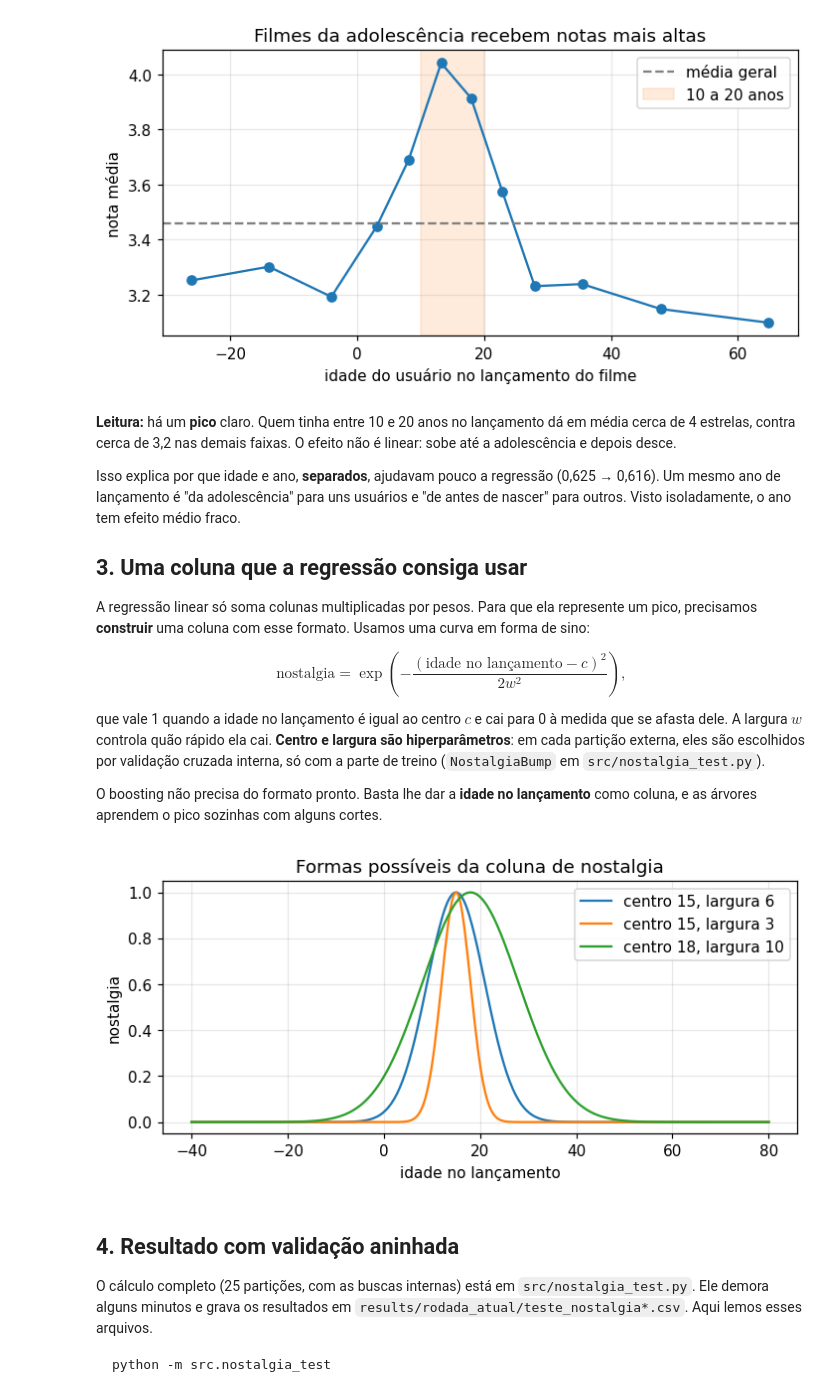
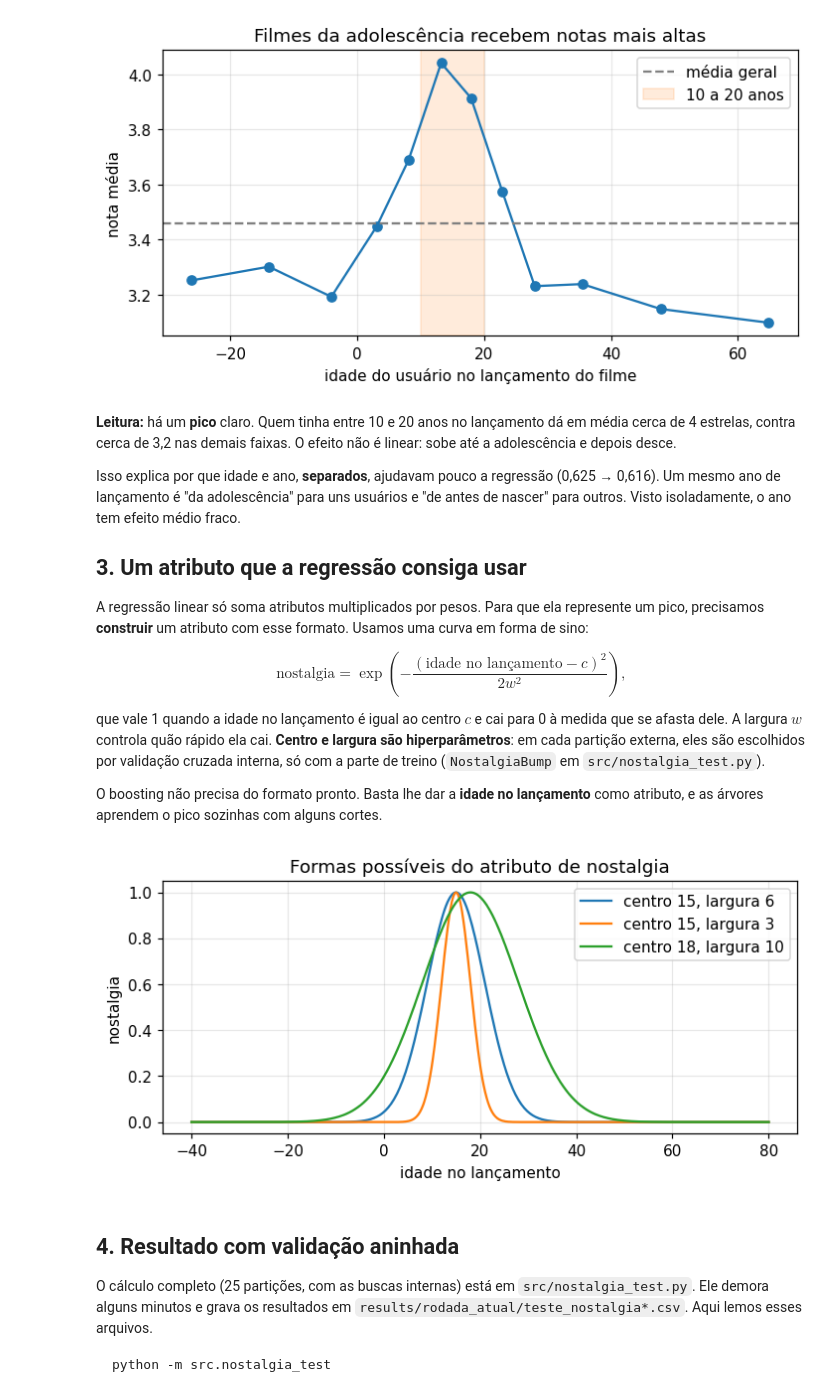
Before and after one commit to Robootic/movie-rating-prediction, a Jupyter notebook: notebooks/12_hipotese_nostalgia.ipynb, the cells around one changed output. Cells and saved outputs as stored; diff of their text form; code cells hidden in the pictures.

```diff
--- a/notebooks/12_hipotese_nostalgia.ipynb
+++ b/notebooks/12_hipotese_nostalgia.ipynb
@@ -132,25 +132,25 @@ plt.show()
 
 Isso explica por que idade e ano, **separados**, ajudavam pouco a regressão (0,625 → 0,616). Um mesmo ano de lançamento é "da adolescência" para uns usuários e "de antes de nascer" para outros. Visto isoladamente, o ano tem efeito médio fraco.
 
-## 3. Uma coluna que a regressão consiga usar
+## 3. Um atributo que a regressão consiga usar
 
-A regressão linear só soma colunas multiplicadas por pesos. Para que ela represente um pico, precisamos **construir** uma coluna com esse formato. Usamos uma curva em forma de sino:
+A regressão linear só soma atributos multiplicados por pesos. Para que ela represente um pico, precisamos **construir** um atributo com esse formato. Usamos uma curva em forma de sino:
 
 $$\text{nostalgia} = \exp\left(-\frac{(\text{idade no lançamento} - c)^2}{2 w^2}\right),$$
 
 que vale 1 quando a idade no lançamento é igual ao centro $c$ e cai para 0 à medida que se afasta dele. A largura $w$ controla quão rápido ela cai. **Centro e largura são hiperparâmetros**: em cada partição externa, eles são escolhidos por validação cruzada interna, só com a parte de treino (`NostalgiaBump` em `src/nostalgia_test.py`).
 
-O boosting não precisa do formato pronto. Basta lhe dar a **idade no lançamento** como coluna, e as árvores aprendem o pico sozinhas com alguns cortes.
+O boosting não precisa do formato pronto. Basta lhe dar a **idade no lançamento** como atributo, e as árvores aprendem o pico sozinhas com alguns cortes.
 # %%
 x = np.linspace(-40, 80, 400)
 fig, ax = plt.subplots(figsize=(7.5, 3))
 for c, w in [(15, 6), (15, 3), (18, 10)]:
     ax.plot(x, np.exp(-((x - c) ** 2) / (2 * w ** 2)), label=f'centro {c}, largura {w}')
-ax.set(xlabel='idade no lançamento', ylabel='nostalgia', title='Formas possíveis da coluna de nostalgia')
+ax.set(xlabel='idade no lançamento', ylabel='nostalgia', title='Formas possíveis do atributo de nostalgia')
 ax.legend()
 plt.show()
 # %% [output]
-[figure, old version]
+[figure, new version]
 # %% [markdown]
 ## 4. Resultado com validação aninhada
 
```
Also changed, not shown: parts of 7 cells of this notebook, 55 other files.
